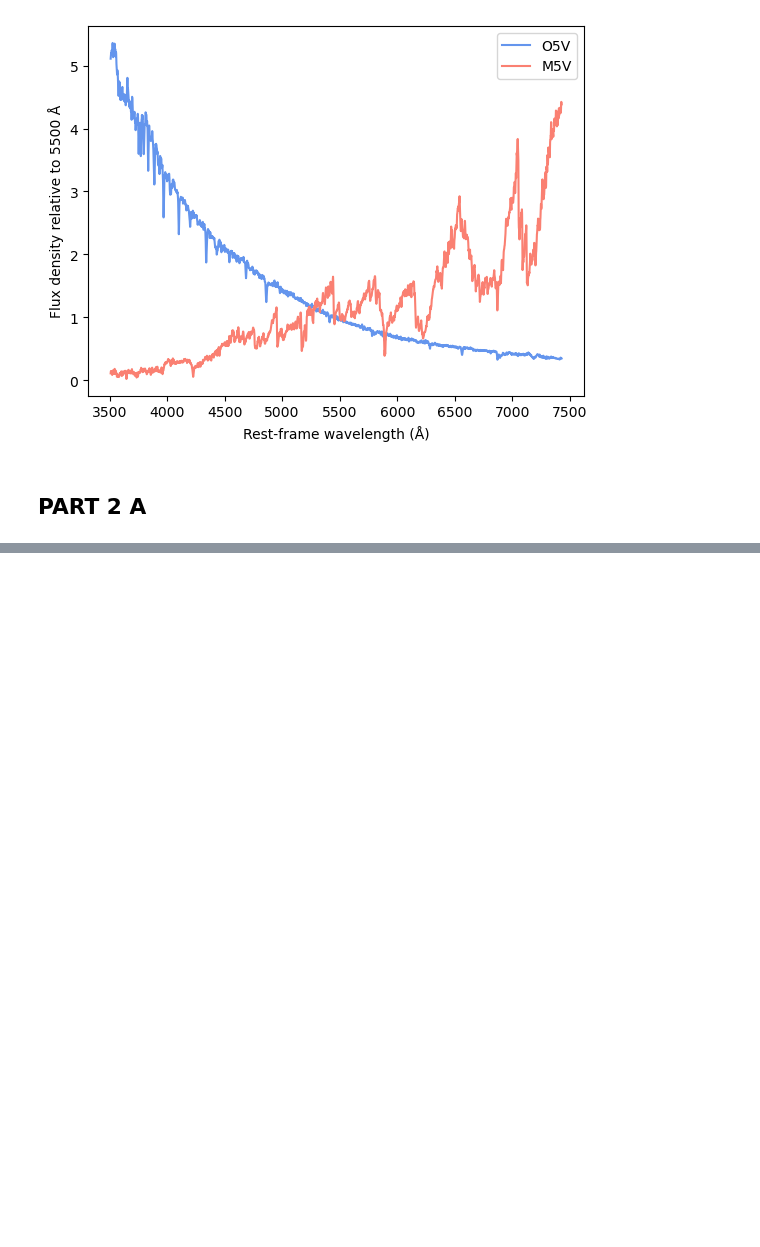
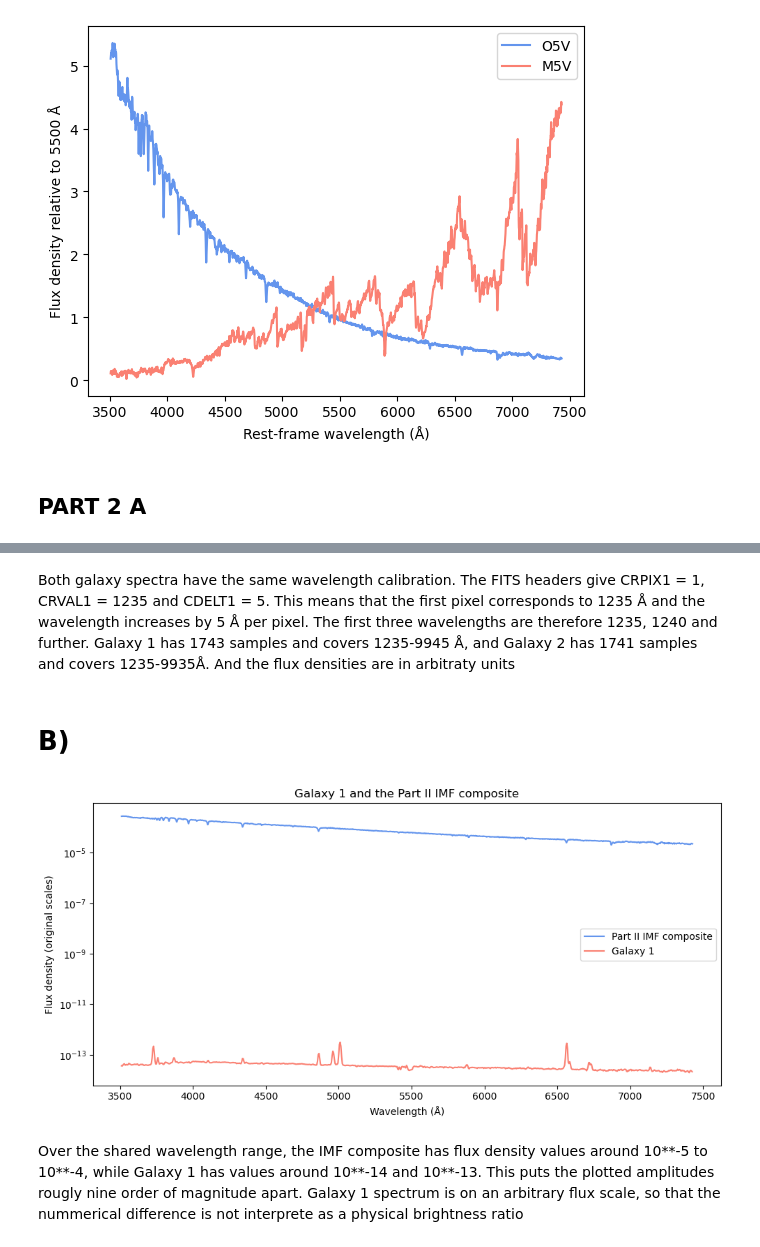
Before and after one commit to StineKofoedSkov/Computer_project_2-Extragalactic_Astrophysics, a Jupyter notebook: Stine.ipynb, the cells around one changed output, grey strips where cells are left out. Drawn from its saved outputs; the diff is of its cells as text; code cells hidden in the pictures; blank space fills up the shorter version.

```diff
--- a/Stine.ipynb
+++ b/Stine.ipynb
@@ -120,0 +202,24 @@ ax.legend()
+# %% [markdown]
+Both galaxy spectra have the same wavelength calibration. The FITS headers give CRPIX1 = 1, CRVAL1 = 1235 and CDELT1 = 5. This means that the first pixel corresponds to 1235 Å and the wavelength increases by 5 Å per pixel. The first three wavelengths are therefore 1235, 1240 and further. Galaxy 1 has 1743 samples and covers 1235-9945 Å, and Galaxy 2 has 1741 samples and covers 1235-9935Å. And the flux densities are in arbitraty units
+# %% [markdown]
+# B)
+# %%
+# Galaxy 1 samples within the composite wavelength range
+lo, hi = composite.index.min(), composite.index.max()
+overlap = (wave1 >= lo) & (wave1 <= hi)
+
+fig, ax = plt.subplots(figsize=(10, 5))
+ax.plot(composite.index, composite, color="cornflowerblue", label="Part II IMF composite")
+ax.plot(wave1[overlap], flux1[overlap], color="salmon", label="Galaxy 1")
+
+ax.set_yscale("log")
+ax.set_xlabel("Wavelength (Å)")
+ax.set_ylabel("Flux density (original scales)")
+ax.set_title("Galaxy 1 and the Part II IMF composite")
+ax.legend()
+fig.tight_layout()
+# %% [output]
+[figure, added]
+# %% [markdown]
+Over the shared wavelength range, the IMF composite has flux density values around 10**-5 to 10**-4, while Galaxy 1 has values around 10**-14 and 10**-13. This puts the plotted amplitudes rougly nine order of magnitude apart.
+Galaxy 1 spectrum is on an arbitrary flux scale, so that the nummerical difference is not interprete as a physical brightness ratio
```
Also changed, not shown: parts of 12 cells of this notebook, 1 other file.
